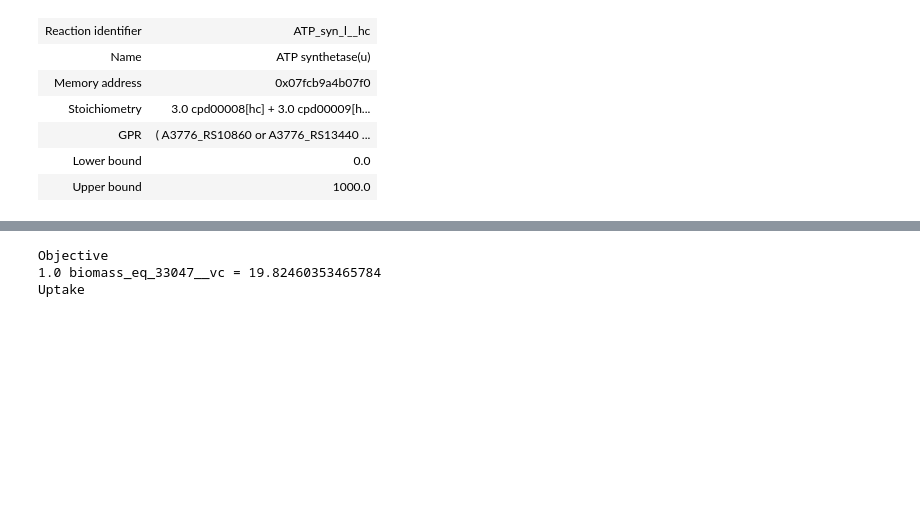
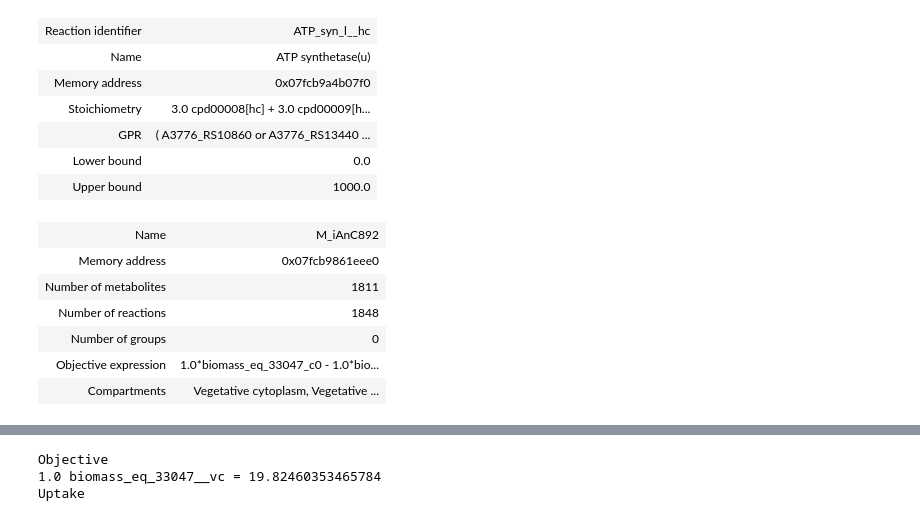
Before and after one commit to ModelSEED/ModelSEEDpy, a Jupyter notebook: examples/Model Reconstruction/Biochem.ipynb, the cells around one changed output, grey strips where cells are left out. Saved outputs shown, nothing was run; the diff lists cells and outputs as text; code cells hidden in the pictures; blank space fills up the shorter version.

```diff
--- a/examples/Model Reconstruction/Biochem.ipynb
+++ b/examples/Model Reconstruction/Biochem.ipynb
@@ -438,3 +438,20 @@ model_full.reactions.EX_cpd00027[e]
 | GPR | ( A3776_RS10860 or A3776_RS13440 ... |
 | Lower bound | 0.0 |
 | Upper bound | 1000.0 |
+# %%
+model_full_mapped = cobra.io.load_json_model('/home/fliu/workspace/data/sbml/iAnC892/iAnC892_mapped.json')
+from cobra.core import Reaction
+ex_hn = Reaction('EX_cpd11632_e0', 'Exchange for photon', '', -1000, 1000)
+ex_hn.add_metabolites({
+    model_full_mapped.metabolites.cpd11632_e0: -1
+})
+model_full_mapped.add_reactions([ex_hn])
+model_full_mapped
+# %% [output]
+| Name | M_iAnC892 |
+| Memory address | 0x07fcb9861eee0 |
+| Number of metabolites | 1811 |
+| Number of reactions | 1848 |
+| Number of groups | 0 |
+| Objective expression | 1.0*biomass_eq_33047_c0 - 1.0*bio... |
+| Compartments | Vegetative cytoplasm, Vegetative ... |
```
Also changed, not shown: parts of 20 cells of this notebook, 11 other files.
